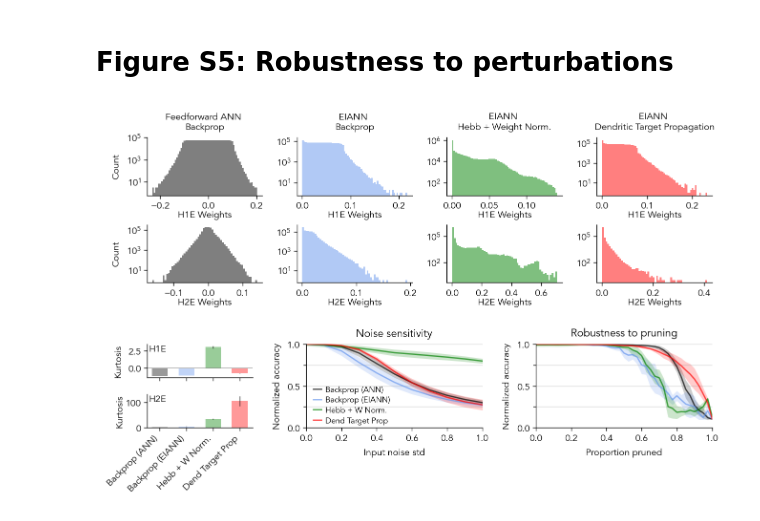
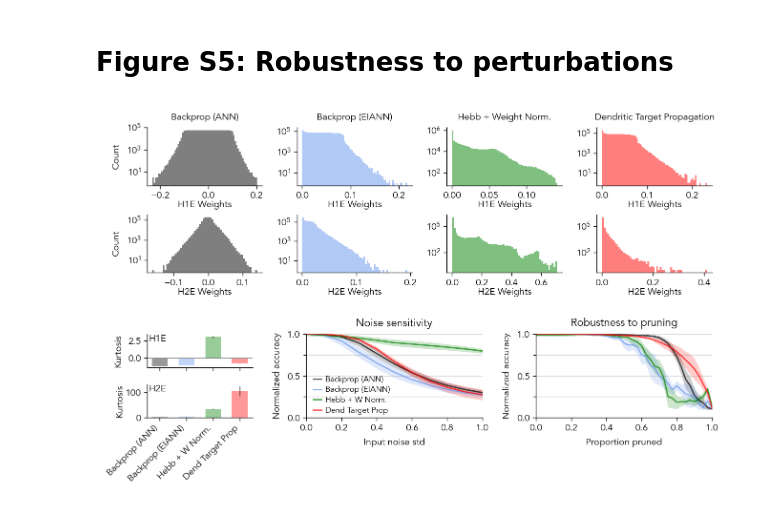
Before and after one commit to Milstein-Lab/EIANN, a Jupyter notebook: docs/Galloni_etal_2025/Figure_S5.ipynb, the cells around one changed output. Saved outputs shown, nothing was run; the diff lists cells and outputs as text; code cells hidden in the pictures.

Commit message:
updated labels

```diff
--- a/docs/Galloni_etal_2025/Figure_S5.ipynb
+++ b/docs/Galloni_etal_2025/Figure_S5.ipynb
@@ -34,14 +34,14 @@ ax_pruning = fig.add_subplot(axes_perturbations[:, 2])
 
 root_dir = ut.get_project_root()
 
-model_dict_all["vanBP"]["display_name"] = "Feedforward ANN \nBackprop"
-model_dict_all["bpLike_WT_hebbdend"]["display_name"] = "EIANN \nDendritic Target Propagation"
-model_dict_all["bpDale_fixed"]["display_name"] = "EIANN \nBackprop"
-model_dict_all["HebbWN_topsup"]["display_name"] = "EIANN \nHebb + Weight Norm."
+model_dict_all["vanBP"]["display_name"] = "Backprop (ANN)"
+model_dict_all["bpLike_WT_hebbdend"]["display_name"] = "Dendritic Target Propagation"
+model_dict_all["bpDale_fixed"]["display_name"] = "Backprop (EIANN)"
+model_dict_all["HebbWN_topsup"]["display_name"] = "Hebb + Weight Norm."
 
 model_dict_all["vanBP"]["label"] = "Backprop (ANN)"
+model_dict_all["bpDale_fixed"]["label"] = "Backprop (EIANN)"
 model_dict_all["bpLike_WT_hebbdend"]["label"] = "Dend Target Prop"
-model_dict_all["bpDale_fixed"]["label"] = "Backprop (EIANN)"
 model_dict_all["HebbWN_topsup"]["label"] = "Hebb + W Norm."
 
 for col, model_key in enumerate(model_list):
@@ -109,31 +109,31 @@ for col, model_key in enumerate(model_list):
         ##################################
         accuracy_list = []
         for seed in model_dict['seeds']:
             fraction_to_prune, accuracy = data_dict[seed]['robustness_to_pruning']
             accuracy_list.append(accuracy)
         accuracy_array = np.array(accuracy_list)
         mean_accuracy = np.mean(accuracy_array, axis=0)
         mean_accuracy_norm = mean_accuracy / np.max(mean_accuracy)
         std_accuracy_norm = np.std(accuracy_array, axis=0) / np.max(mean_accuracy)
         ax_pruning.plot(fraction_to_prune, mean_accuracy_norm, label=model_key, linewidth=1, color=model_dict["color"], alpha=0.7)
         ax_pruning.fill_between(fraction_to_prune, mean_accuracy_norm - std_accuracy_norm, mean_accuracy_norm + std_accuracy_norm, alpha=0.2, color=model_dict["color"], linewidth=0.)
         ax_pruning.set_xlim([0, 1])
         ax_pruning.set_ylim([0, 1])
         ax_pruning.set_yticks([0, 0.5, 1], minor=False)
         ax_pruning.set_yticks(np.linspace(0, 1, 5), minor=True)
         ax_pruning.grid(True, axis='y', color='gray', linewidth=0.5, alpha=0.3, which='both')
         ax_pruning.set_xlabel("Proportion pruned")
         ax_pruning.set_ylabel("Normalized accuracy")
         ax_pruning.set_title("Robustness to pruning", fontsize=8)
 
 ax_kurtosisH1E.set_ylabel("Kurtosis")
 ax_kurtosisH2E.set_ylabel("Kurtosis", labelpad=1)
 ax_kurtosisH1E.set_title("H1E", x=0.1, y=0.55)
 ax_kurtosisH2E.set_title("H2E", x=0.1, y=0.55)
 ax_kurtosisH1E.set_xticklabels([])
 plt.show()
 
 fig.savefig(f"{root_dir}/EIANN/figures/{figure_name}.svg", dpi=300)
 fig.savefig(f"{root_dir}/EIANN/figures/{figure_name}.png", dpi=300)
 # %% [output]
-[figure, old version]
+[figure, new version]
```
Also changed, not shown: 7 other files.
